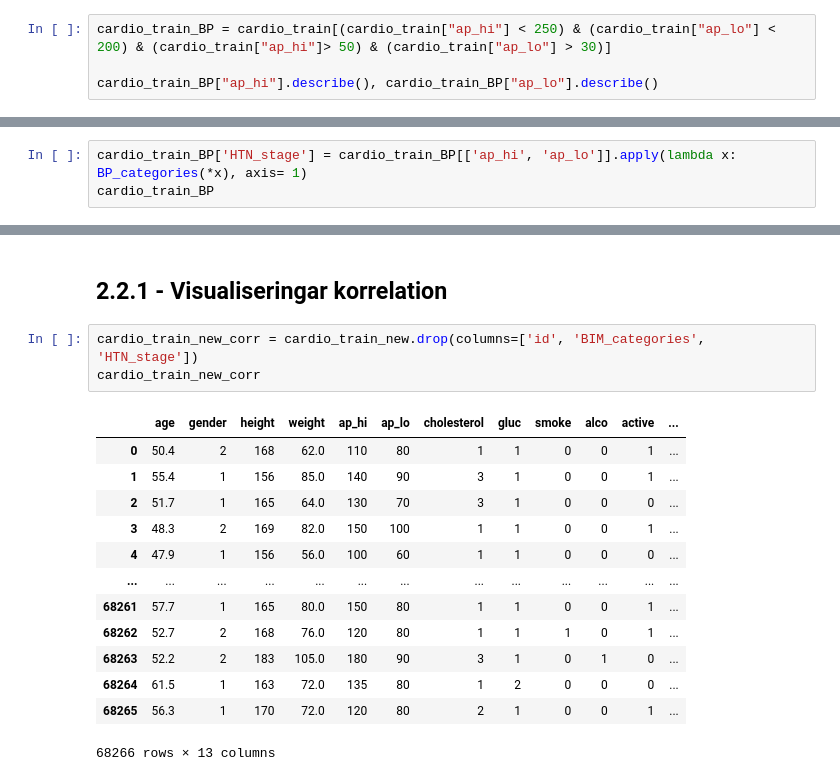
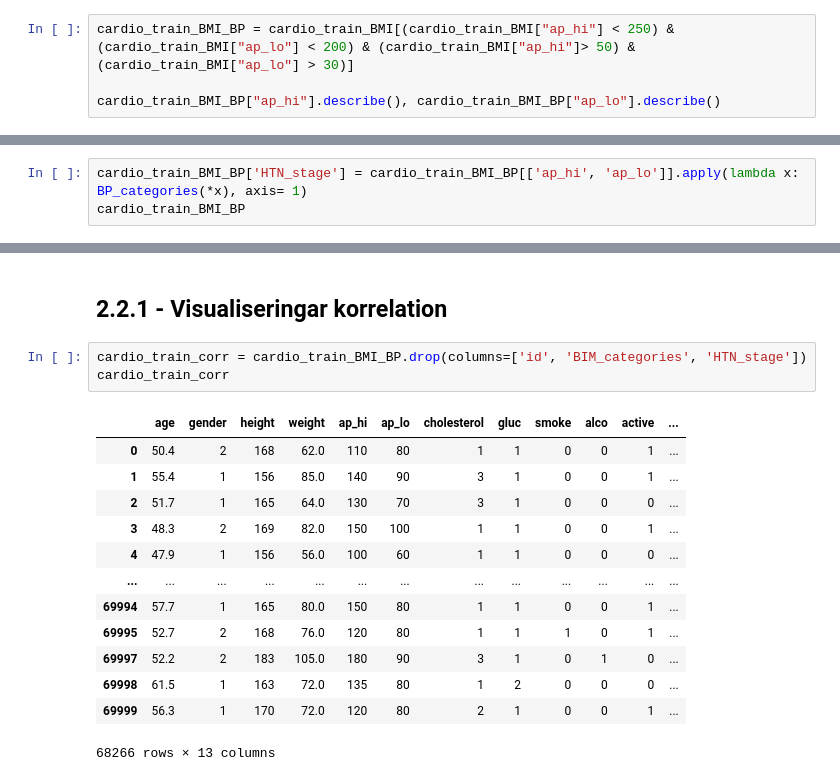
Before and after one commit to cooperhankun/Maskininlarning, a Jupyter notebook: Lab/Lab_2/Lab_2.ipynb, the cells around one changed output, grey strips where cells are left out. Drawn from its saved outputs; the diff is of its cells as text.

```diff
--- a/Lab/Lab_2/Lab_2.ipynb
+++ b/Lab/Lab_2/Lab_2.ipynb
@@ -230,7 +230,7 @@ sns.boxplot(data = cardio_train["ap_lo"])
 - Based on the healthline's description of blood pressure, I decided to remove some extreme values.
 - When systolic is over 250 or diastolic over 200, and systolic less than 50 or diastolic less than 30 can lead to human shock/death, so the values beyond the range is no reference value.
 # %%
-cardio_train_BP = cardio_train[(cardio_train["ap_hi"] < 250) & (cardio_train["ap_lo"] < 200) & (cardio_train["ap_hi"]> 50) & (cardio_train["ap_lo"] > 30)]
+cardio_train_BMI_BP = cardio_train_BMI[(cardio_train_BMI["ap_hi"] < 250) & (cardio_train_BMI["ap_lo"] < 200) & (cardio_train_BMI["ap_hi"]> 50) & (cardio_train_BMI["ap_lo"] > 30)]
 
-cardio_train_BP["ap_hi"].describe(), cardio_train_BP["ap_lo"].describe()
+cardio_train_BMI_BP["ap_hi"].describe(), cardio_train_BMI_BP["ap_lo"].describe()
 # %% [output]
@@ -265,8 +265,8 @@ def BP_categories(systolic, diastolic):
     else:
         return 'Healthy'
 # %%
-cardio_train_BP['HTN_stage'] = cardio_train_BP[['ap_hi', 'ap_lo']].apply(lambda x: BP_categories(*x), axis= 1)
-cardio_train_BP
+cardio_train_BMI_BP['HTN_stage'] = cardio_train_BMI_BP[['ap_hi', 'ap_lo']].apply(lambda x: BP_categories(*x), axis= 1)
+cardio_train_BMI_BP
 # %% [output]
 A value is trying to be set on a copy of a slice from a DataFrame.
 Try using .loc[row_indexer,col_indexer] = value instead
@@ -323,21 +305,21 @@ Text(0.5, 0.98, 'Features against the proportion positive for cardiovascular dis
 # %% [markdown]
 ## 2.2.1 - Visualiseringar korrelation
 # %%
-cardio_train_new_corr = cardio_train_new.drop(columns=['id', 'BIM_categories', 'HTN_stage'])
-cardio_train_new_corr
+cardio_train_corr = cardio_train_BMI_BP.drop(columns=['id', 'BIM_categories', 'HTN_stage'])
+cardio_train_corr
 # %% [output]
 |  | age | gender | height | weight | ap_hi | ap_lo | cholesterol | gluc | smoke | alco | active | ... |
 | 0 | 50.4 | 2 | 168 | 62.0 | 110 | 80 | 1 | 1 | 0 | 0 | 1 | ... |
 | 1 | 55.4 | 1 | 156 | 85.0 | 140 | 90 | 3 | 1 | 0 | 0 | 1 | ... |
 | 2 | 51.7 | 1 | 165 | 64.0 | 130 | 70 | 3 | 1 | 0 | 0 | 0 | ... |
 | 3 | 48.3 | 2 | 169 | 82.0 | 150 | 100 | 1 | 1 | 0 | 0 | 1 | ... |
 | 4 | 47.9 | 1 | 156 | 56.0 | 100 | 60 | 1 | 1 | 0 | 0 | 0 | ... |
 | ... | ... | ... | ... | ... | ... | ... | ... | ... | ... | ... | ... | ... |
-| 68261 | 57.7 | 1 | 165 | 80.0 | 150 | 80 | 1 | 1 | 0 | 0 | 1 | ... |
-| 68262 | 52.7 | 2 | 168 | 76.0 | 120 | 80 | 1 | 1 | 1 | 0 | 1 | ... |
-| 68263 | 52.2 | 2 | 183 | 105.0 | 180 | 90 | 3 | 1 | 0 | 1 | 0 | ... |
-| 68264 | 61.5 | 1 | 163 | 72.0 | 135 | 80 | 1 | 2 | 0 | 0 | 0 | ... |
-| 68265 | 56.3 | 1 | 170 | 72.0 | 120 | 80 | 2 | 1 | 0 | 0 | 1 | ... |
+| 69994 | 57.7 | 1 | 165 | 80.0 | 150 | 80 | 1 | 1 | 0 | 0 | 1 | ... |
+| 69995 | 52.7 | 2 | 168 | 76.0 | 120 | 80 | 1 | 1 | 1 | 0 | 1 | ... |
+| 69997 | 52.2 | 2 | 183 | 105.0 | 180 | 90 | 3 | 1 | 0 | 1 | 0 | ... |
+| 69998 | 61.5 | 1 | 163 | 72.0 | 135 | 80 | 1 | 2 | 0 | 0 | 0 | ... |
+| 69999 | 56.3 | 1 | 170 | 72.0 | 120 | 80 | 2 | 1 | 0 | 0 | 1 | ... |
 68266 rows × 13 columns
 # %%
 plt.figure(figsize=(12,10), dpi = 100)
```
Also changed, not shown: parts of 41 cells of this notebook.
